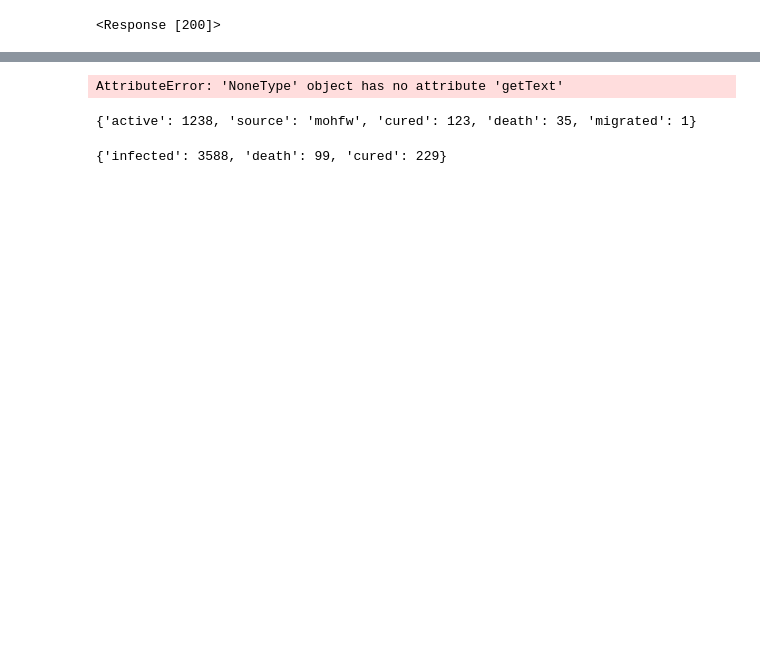
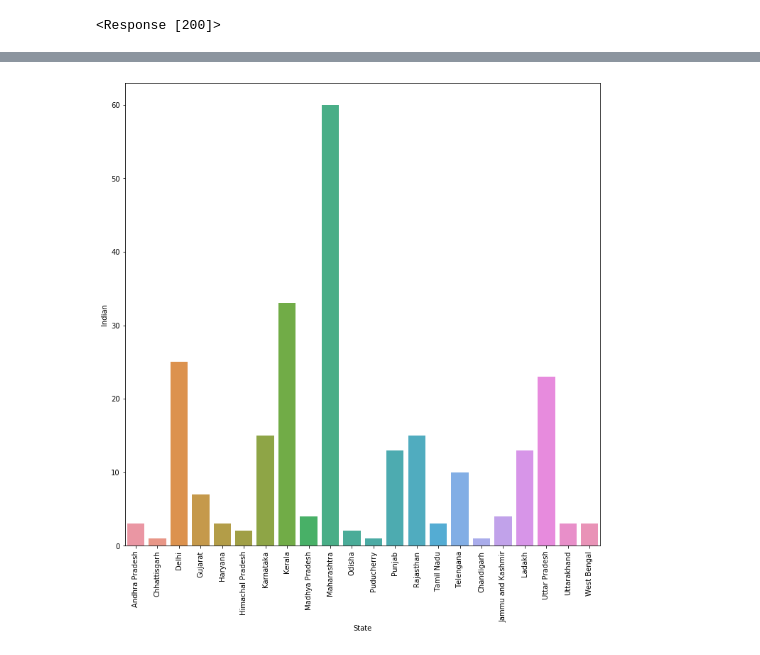
Before and after one commit to aashishbiradar/corona-live, a Jupyter notebook: pynote/scrape.ipynb, the cells around one changed output, grey strips where cells are left out. Drawn from its saved outputs; the diff is of its cells as text; code cells hidden in the pictures; blank space fills up the shorter version.

```diff
--- a/pynote/scrape.ipynb
+++ b/pynote/scrape.ipynb
@@ -155,3 +74,0 @@ data['total']=data['Indian']+data['Foregin']+data['Discharged']+data['Death']
-# %%
-data.reset_index(drop=True,inplace=True)
-data
@@ -176,2 +74,0 @@ data
-# %%
-data.sort_values(by='total',axis=0,ascending=False,inplace=True)
@@ -391,3 +74,0 @@ AttributeError: ResultSet object has no attribute 'find_all'. You're probably tr
-# %%
-dates=soup.findAll('td',{'colspan':'2','style':'padding-left:0.4em; padding-right:0.4em; text-align:center'})
-data=soup.findAll('td',{'style':'border-left:1px solid silver; border-right:1px solid silver'})
@@ -422,2 +74,0 @@ dates
-# %%
-data=soup.findAll('td',{'style':'border-left:1px solid silver; border-right:1px solid silver'})
@@ -521,5 +74,0 @@ info['source'] = 'mohfw'
-# %%
-for count in counts[0].findAll('li'):
-    info_counts.append(get_count(count.find('strong')))
-# %% [output]
-AttributeError: 'NoneType' object has no attribute 'getText'
@@ -531,4 +74,0 @@ info['migrated']=get_count(counts[0].findAll('li')[3].find('strong'))
-# %%
-info
-# %% [output]
-{'active': 1238, 'source': 'mohfw', 'cured': 123, 'death': 35, 'migrated': 1}
@@ -544,4 +75,7 @@ info2=dict(zip(labels,worldo_counts))
-# %%
-info2
-# %% [output]
-{'infected': 3588, 'death': 99, 'cured': 229}
+# %%
+plt.figure(figsize=(12,12))
+chart=sns.barplot(x=data['State'],y=data['Indian'])
+chart.set_xticklabels(chart.get_xticklabels(), rotation=90)
+plt.show()
+# %% [output]
+[figure, added]
```
Also changed, not shown: parts of 73 cells of this notebook, 10 other files.
